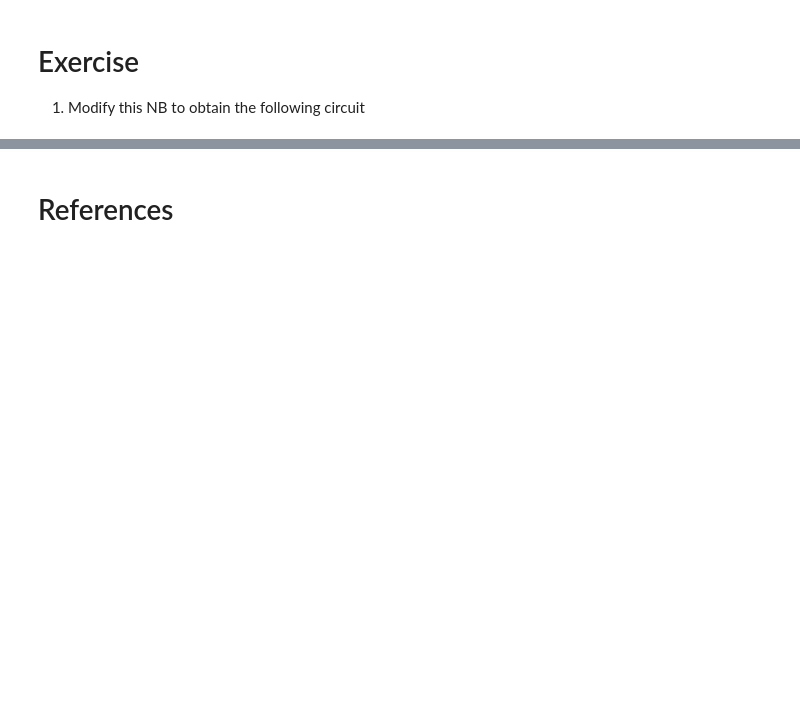
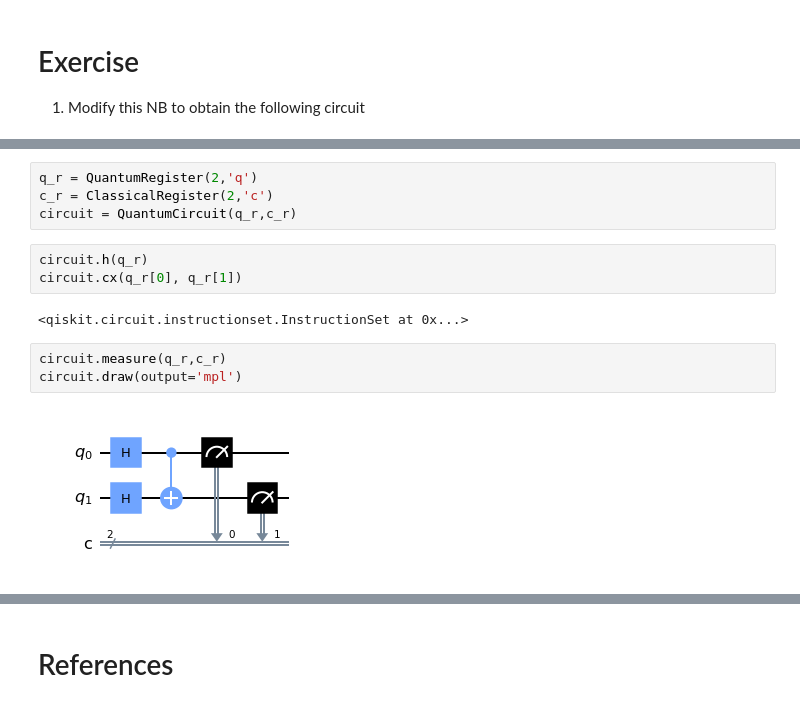
Before and after one commit to jaorduz/IntroQuantumCompu, a Jupyter notebook: NB_1/QC0_3_Qiskit.ipynb, the cells around one changed output, grey strips where cells are left out. Saved outputs shown, nothing was run; the diff lists cells and outputs as text; blank space fills up the shorter version.

```diff
--- a/NB_1/QC0_3_Qiskit.ipynb
+++ b/NB_1/QC0_3_Qiskit.ipynb
@@ -101,3 +100,17 @@ plot_histogram(rslt2.get_counts(circuit2))
 The numbers of the next histogram can be little bit different
 
 ![A3_b](../FIGS/A3_b.png)
+# %%
+q_r = QuantumRegister(2,'q')
+c_r = ClassicalRegister(2,'c')
+circuit = QuantumCircuit(q_r,c_r)
+# %%
+circuit.h(q_r)
+circuit.cx(q_r[0], q_r[1])
+# %% [output]
+<qiskit.circuit.instructionset.InstructionSet at 0x...>
+# %%
+circuit.measure(q_r,c_r)
+circuit.draw(output='mpl')
+# %% [output]
+[figure, added]
```
Also changed, not shown: parts of 2 cells of this notebook, 5 other files.
